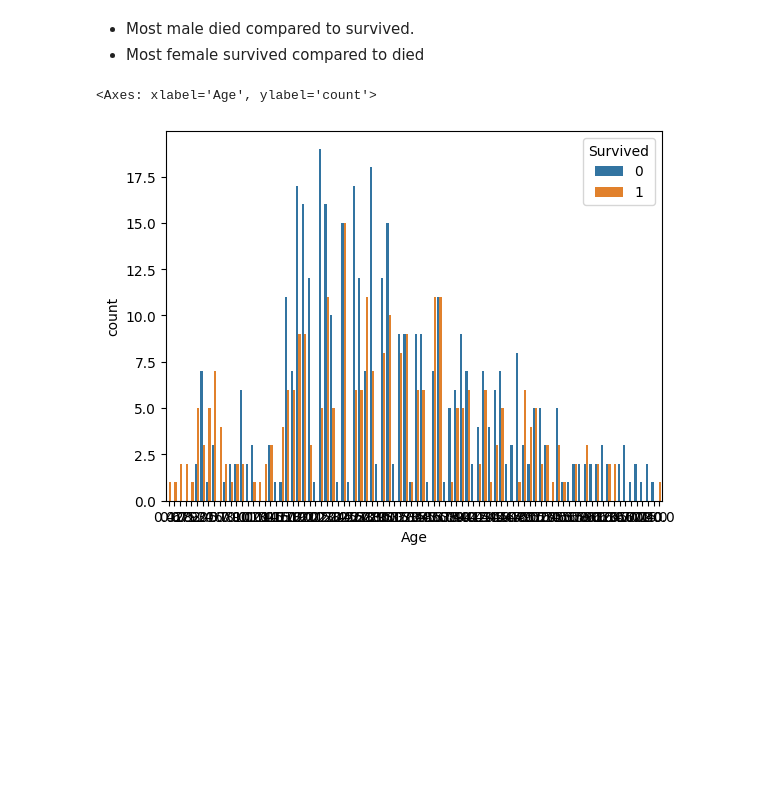
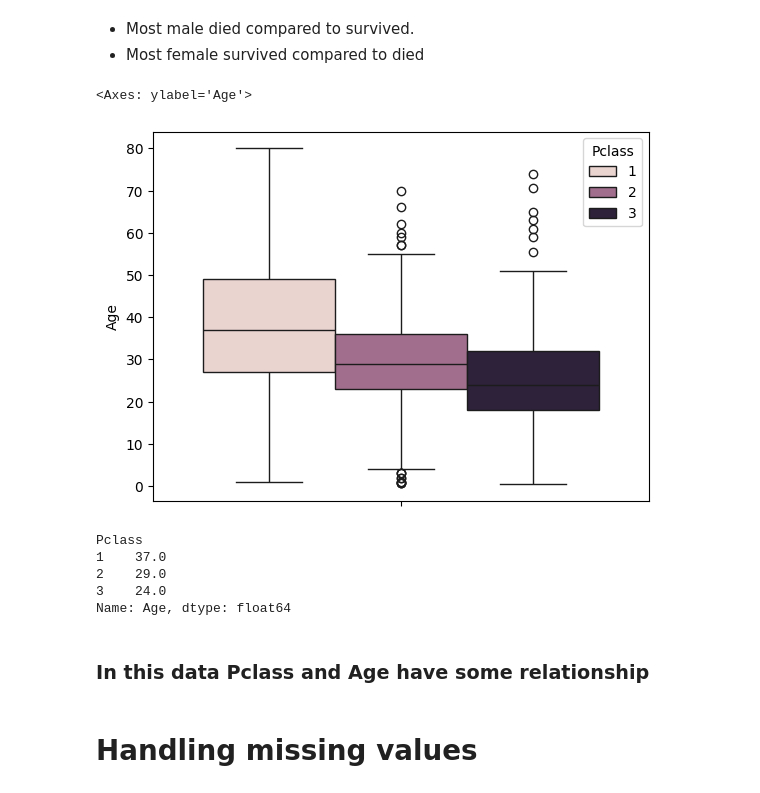
Before and after one commit to rajendra195/datascience1100, a Jupyter notebook: Logistic_Regression_(Classification)_ds1100.ipynb, the cells around one changed output. Saved outputs shown, nothing was run; the diff lists cells and outputs as text; code cells hidden in the pictures; blank space fills up the shorter version.

```diff
--- a/Logistic_Regression_(Classification)_ds1100.ipynb
+++ b/Logistic_Regression_(Classification)_ds1100.ipynb
@@ -198,7 +198,15 @@ sns.countplot(x="Sex", hue="Survived", data=df)
 * Most male died compared to survived.
 * Most female survived compared to died
 # %%
-sns.countplot(x="Age", hue="Survived", data=df)
+sns.boxplot(y="Age", hue="Pclass", data=df)
 # %% [output]
-<Axes: xlabel='Age', ylabel='count'>
+<Axes: ylabel='Age'>
-[figure, old version]
+[figure, new version]
+# %%
+df.groupby("Pclass").Age.median()
+# %% [output]
+Pclass
+1    37.0
+2    29.0
+3    24.0
+Name: Age, dtype: float64
@@ -204,0 +216,4 @@ sns.countplot(x="Age", hue="Survived", data=df)
+# %% [markdown]
+### In this data Pclass and Age have some relationship
+# %% [markdown]
+# Handling missing values
```
Also changed, not shown: parts of 46 cells of this notebook.
